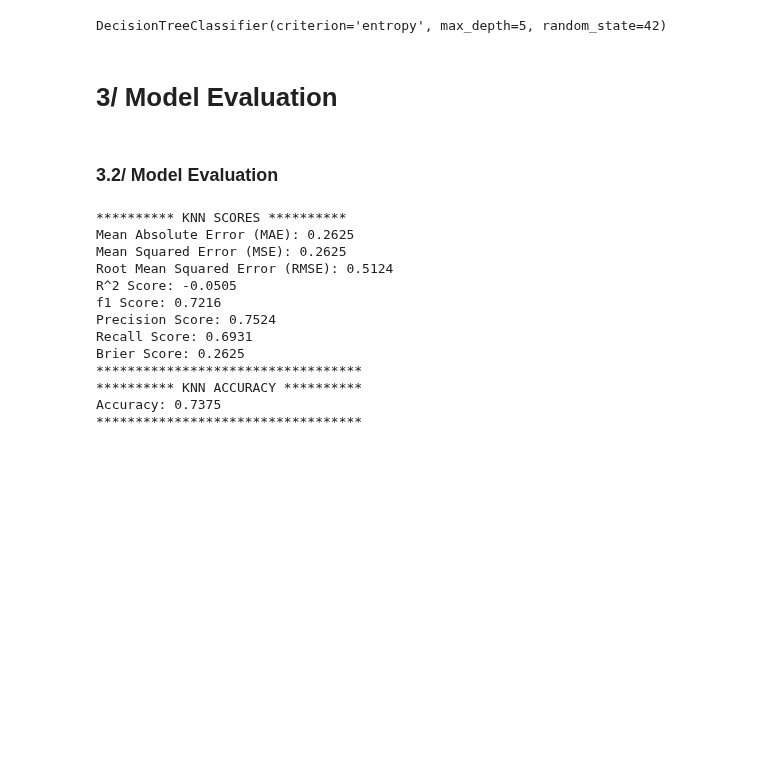
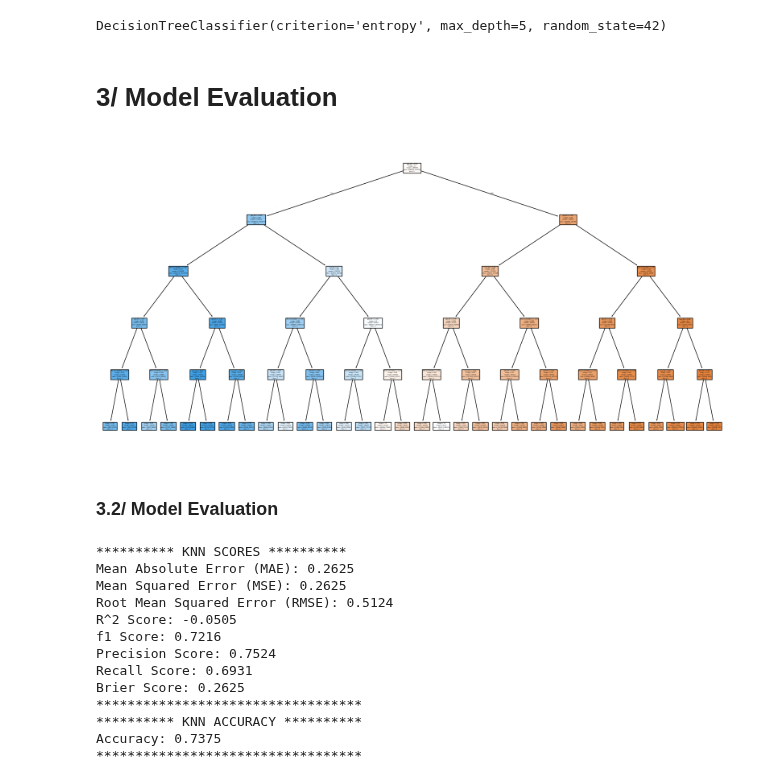
Before and after one commit to YoungSnoww/LeagueOfLegendsModelBenchmark, a Jupyter notebook: machine_learning/DecisionTreeClassifier.ipynb, the cells around one changed output. Saved outputs shown, nothing was run; the diff lists cells and outputs as text; code cells hidden in the pictures; blank space fills up the shorter version.

```diff
--- a/machine_learning/DecisionTreeClassifier.ipynb
+++ b/machine_learning/DecisionTreeClassifier.ipynb
@@ -202,10 +205,17 @@ DecisionTreeClassifier(criterion='entropy', max_depth=5, random_state=42)
 # %%
 """
 Predict the entire test set
 """
 
 # Predict the entire test set
 y_pred = clf.predict(X_test)
+
+# Show the tree structure
+plt.figure(figsize=(20, 10))
+plot_tree(clf, filled=True, feature_names=X.columns, class_names=["0", "1"])
+plt.show()
+# %% [output]
+[figure, added]
 # %% [markdown]
 ### 3.2/ Model Evaluation
 # %%
```
Also changed, not shown: parts of 9 cells of this notebook.
